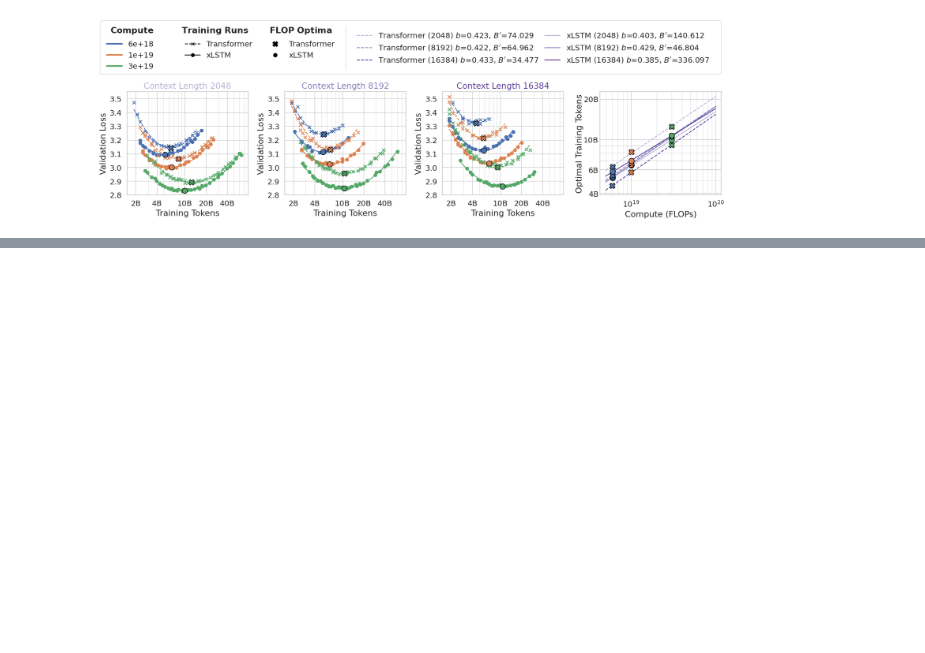
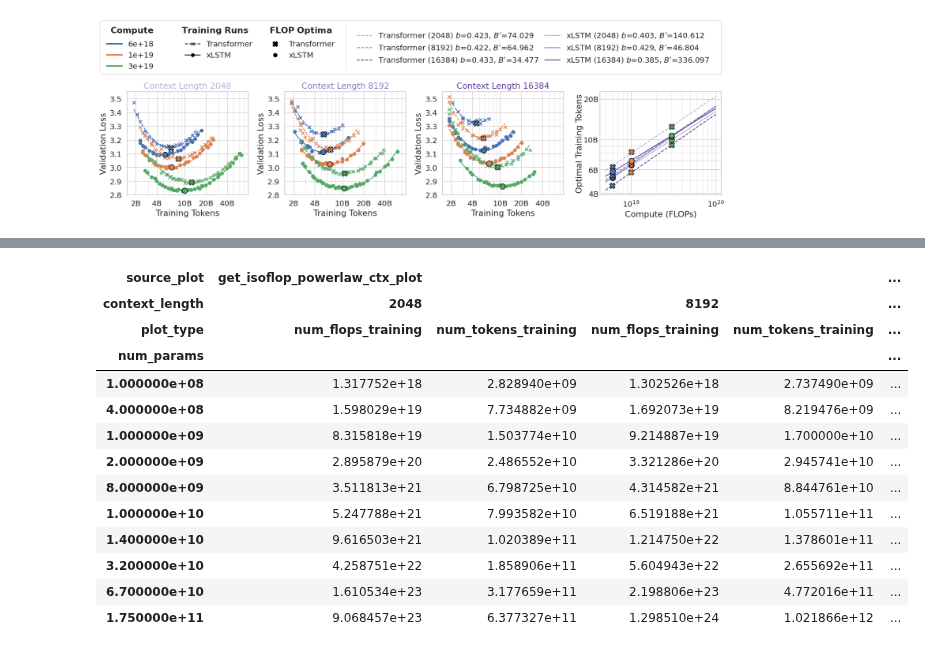
Before and after one commit to NX-AI/xlstm_scaling_laws, a Jupyter notebook: notebooks/optimal_flop_param_token_tables.ipynb, the cells around one changed output, grey strips where cells are left out. Saved outputs shown, nothing was run; the diff lists cells and outputs as text; code cells hidden in the pictures; blank space fills up the shorter version.

```diff
--- a/notebooks/optimal_flop_param_token_tables.ipynb
+++ b/notebooks/optimal_flop_param_token_tables.ipynb
@@ -376,0 +637,21 @@ scaling_law_params_df
+# %%
+estimated_optimal_flops_training_tokens_df_mlstm = estimate_optimal_flops_tokens_table(
+    model_params=[100e6, 400e6, 1e9, 2e9, 8e9, 10e9, 14e9, 32e9, 67e9, 175e9],
+    model_type="mlstm",
+)
+estimated_optimal_flops_training_tokens_df_mlstm
+# %% [output]
+| source_plot | get_isoflop_powerlaw_ctx_plot |  |  |  | ... |
+| context_length | 2048 |  | 8192 |  | ... |
+| plot_type | num_flops_training | num_tokens_training | num_flops_training | num_tokens_training | ... |
+| num_params |  |  |  |  | ... |
+| 1.000000e+08 | 1.317752e+18 | 2.828940e+09 | 1.302526e+18 | 2.737490e+09 | ... |
+| 4.000000e+08 | 1.598029e+19 | 7.734882e+09 | 1.692073e+19 | 8.219476e+09 | ... |
+| 1.000000e+09 | 8.315818e+19 | 1.503774e+10 | 9.214887e+19 | 1.700000e+10 | ... |
+| 2.000000e+09 | 2.895879e+20 | 2.486552e+10 | 3.321286e+20 | 2.945741e+10 | ... |
+| 8.000000e+09 | 3.511813e+21 | 6.798725e+10 | 4.314582e+21 | 8.844761e+10 | ... |
+| 1.000000e+10 | 5.247788e+21 | 7.993582e+10 | 6.519188e+21 | 1.055711e+11 | ... |
+| 1.400000e+10 | 9.616503e+21 | 1.020389e+11 | 1.214750e+22 | 1.378601e+11 | ... |
+| 3.200000e+10 | 4.258751e+22 | 1.858906e+11 | 5.604943e+22 | 2.655692e+11 | ... |
+| 6.700000e+10 | 1.610534e+23 | 3.177659e+11 | 2.198806e+23 | 4.772016e+11 | ... |
+| 1.750000e+11 | 9.068457e+23 | 6.377327e+11 | 1.298510e+24 | 1.021866e+12 | ... |
```
Also changed, not shown: parts of 12 cells of this notebook, 1 other file.
